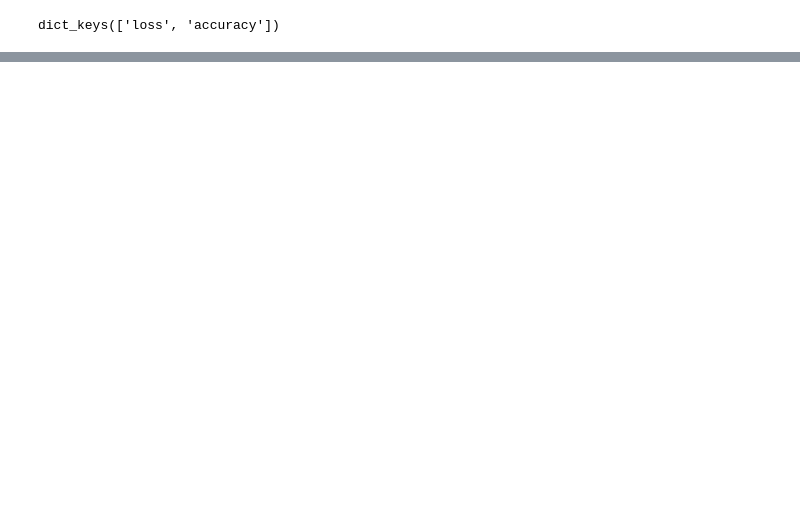
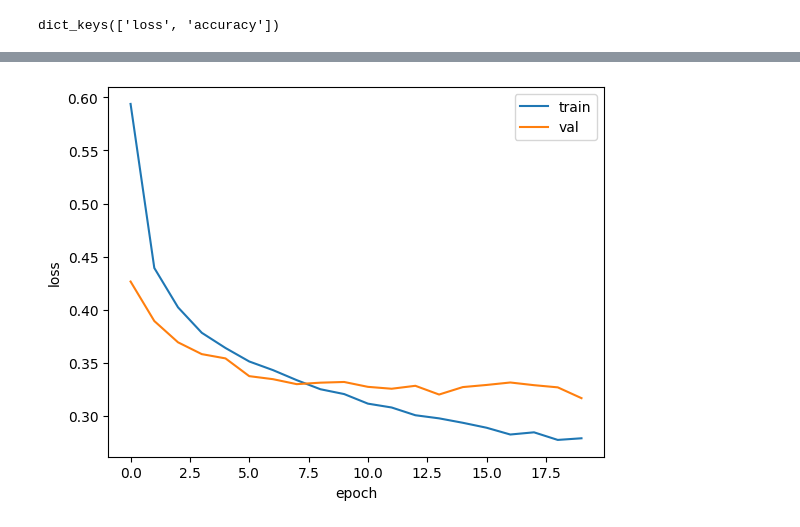
Before and after one commit to seph0916/seph-repo, a Jupyter notebook: 혼공머신7단원.ipynb, the cells around one changed output, grey strips where cells are left out. Cells and saved outputs as stored; diff of their text form; code cells hidden in the pictures; blank space fills up the shorter version.

```diff
--- a/혼공머신7단원.ipynb
+++ b/혼공머신7단원.ipynb
@@ -452,0 +462,6 @@ dict_keys(['loss', 'accuracy', 'val_loss', 'val_accuracy'])
+# %%
+# drop out(드롭아웃): 훈련 과정에서 층에 있는 일부 뉴런을 랜덤하게 꺼서 과대적합을 막음.
+# 왜 과대 적합을 막는지? : 이전 층으 ㅣ일부 뉴런이 랜덤하게 꺼지면 특정 뉴런에 과대하게 의존하는 것을 줄일 수 있고 모든 압력에 대해 주의를 기울여야 합니다.
+# drop out 층을 추가해보기.
+model=model_fn(keras.layers.Dropout(0.3))
+model.summary()
@@ -452,0 +486,13 @@ dict_keys(['loss', 'accuracy', 'val_loss', 'val_accuracy'])
+# %%
+# drop out 을 사용했었을때의 훈련손실과 검증손실의 그래프를 그려보기.
+model.compile(optimizer='adam', loss='sparse_categorical_crossentropy',metrics='accuracy')
+history=model.fit(train_scaled, train_target, epochs=20, verbose=0,
+                  validation_data=(val_scaled,val_target))
+plt.plot(history.history['loss'])
+plt.plot(history.history['val_loss'])
+plt.xlabel('epoch')
+plt.ylabel('loss')
+plt.legend(['train','val'])
+plt.show()
+# %% [output]
+[figure, added]
```
Also changed, not shown: parts of 21 cells of this notebook.
